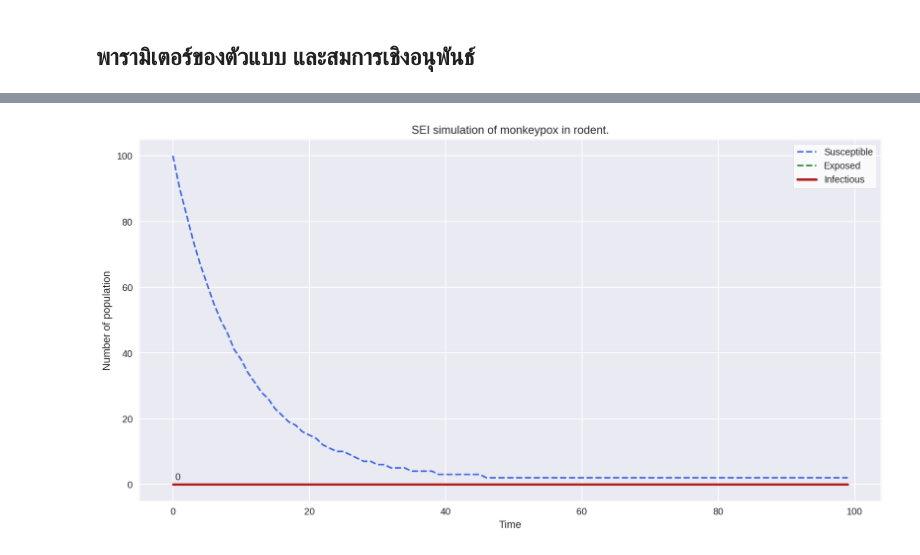
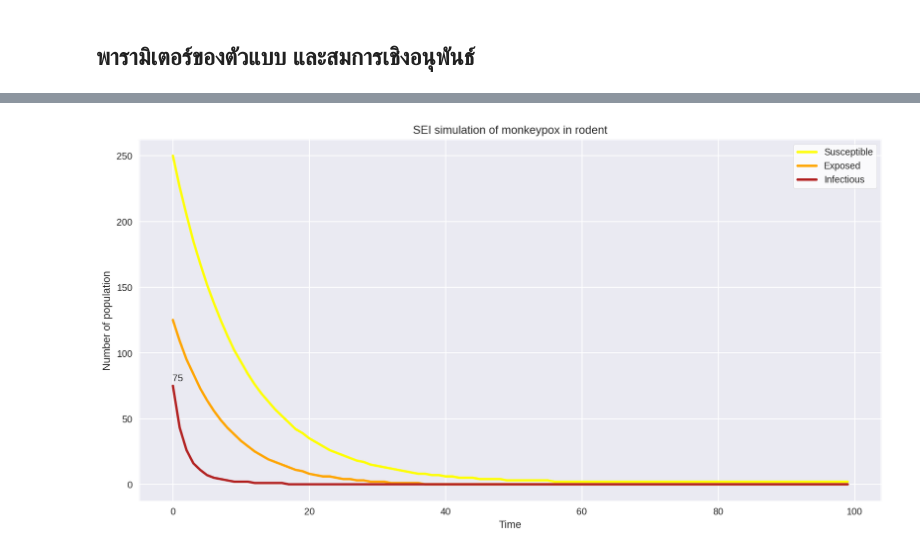
Before and after one commit to Khemapsorn/data_viz_2022, a Jupyter notebook: SVEIQCR.ipynb, the cells around one changed output, grey strips where cells are left out. Saved outputs shown, nothing was run; the diff lists cells and outputs as text; code cells hidden in the pictures.

```diff
--- a/SVEIQCR.ipynb
+++ b/SVEIQCR.ipynb
@@ -20,7 +20,7 @@ from scipy.integrate import odeint #Integrate a system of ordinary differential
 # %%
  #SVEIQCR model ในประชากรมนุษย์
  #Differential equations
-def deriv (y, t,N, Lambda, Phi, Mu, Lamda, Nu, theta, Beta, delta, alpha, Tau, Rho,gamma): # paramerter ในตัวแบบ โดย t คือ เวลา N จำนวนประชากรมนุษย์ทั้งหมด
+def deriv (y, t,Nh, Lambda, Phi, Mu, Lamda, Nu, theta, Beta, delta, alpha, Tau, Rho,gamma): # paramerter ในตัวแบบ โดย t คือ เวลา N จำนวนประชากรมนุษย์ทั้งหมด
     S, V, E, I, Q, C, R = y
     dSdt = Lambda+Phi*Q-Mu*S-Lamda*S-Nu*S
     dVdt = Nu*S+Mu*V
@@ -143,10 +205,10 @@ with plt.style.context('seaborn'): # พล็อตเนื้อหา สไ
 # %%
 # SEI model ในประชากรสัตว์ฟันแทะ
 # Differential equations
-def deriv(y, t,N, Lambda, Mu, Lamda, theta, delta): #
+def deriv(y, t,Nr, Lambdar, Mur, Lamdar, thetar, deltar): #
     S, E, I = y
-    dSdt = Lambda-Mu*S-Lamda*S
-    dEdt = Lamda*S-Mu*E-theta*E
-    dIdt = theta*E -delta*I-Mu*I
+    dSdt = Lambdar-Mur*S-Lamdar*S
+    dEdt = Lamdar*S-Mur*E-thetar*E
+    dIdt = thetar*E -deltar*I-Mur*I
     return dSdt, dEdt, dIdt
 # %%
@@ -208,17 +260,17 @@ simulationResult
 # %%
 # plot the simulation
 plt.figure (figsize = (14, 7)) #กำหนดขนาด
 with plt.style.context('seaborn'): # พล็อตเนื้อหา สไตล์ต่าง ๆ
     plt.title('SEI simulation of monkeypox in rodent') # ชื่อกราฟ
     plt.xlabel('Time') # แกน X
     plt.ylabel('Number of population') # แกน Y
-    plt.plot(simulationResult['Susceptible'], c = 'royalblue', linestyle = '--',label = 'Susceptible')
-    plt.plot(simulationResult['Exposed'], c = 'forestgreen', linestyle = '--' ,label = 'Exposed')
-    plt.plot(simulationResult['Infectious'], c = 'firebrick', linewidth = 2.5,label = 'Infectious')
-    plt.annotate(simulationResult['Infectious'].max(),
-                    (simulationResult['Infectious'].idxmax(), simulationResult['Infectious'].max()),
+    plt.plot(simulationResult_r['Susceptible'], c = 'yellow', linewidth = 2.5,label = 'Susceptible')
+    plt.plot(simulationResult_r['Exposed'], c = 'orange',linewidth = 2.5,label = 'Exposed')
+    plt.plot(simulationResult_r['Infectious'], c = 'firebrick', linewidth = 2.5,label = 'Infectious')
+    plt.annotate(simulationResult_r['Infectious'].max(),
+                    (simulationResult_r['Infectious'].idxmax(), simulationResult_r['Infectious'].max()),
                     textcoords = 'offset points', xytext = (5,5),ha = 'center')
     plt.legend(frameon = True, facecolor = 'white') # โชว์เส้นกริด ทำเป็นสีขาว
     plt.show()
 # %% [output]
-[figure, old version]
+[figure, new version]
```
Also changed, not shown: parts of 17 cells of this notebook.
